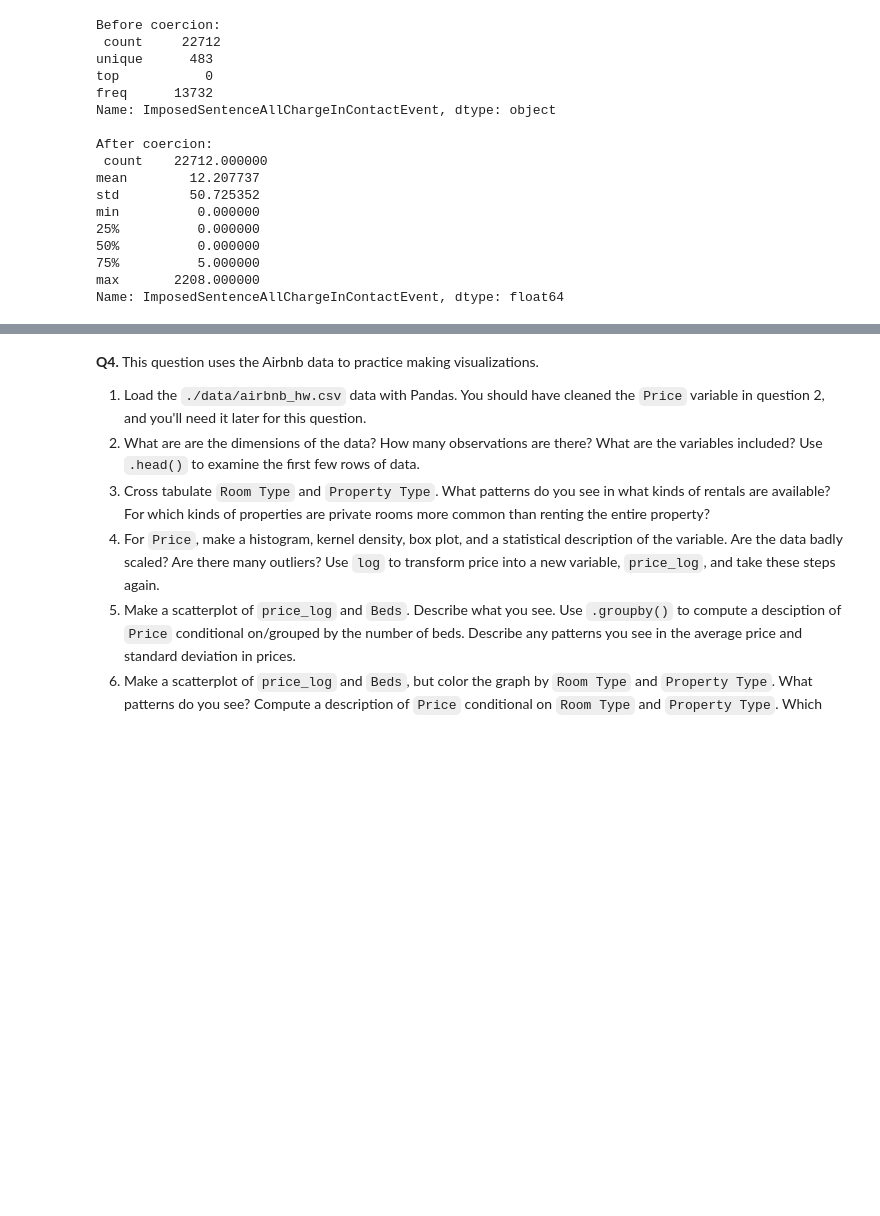
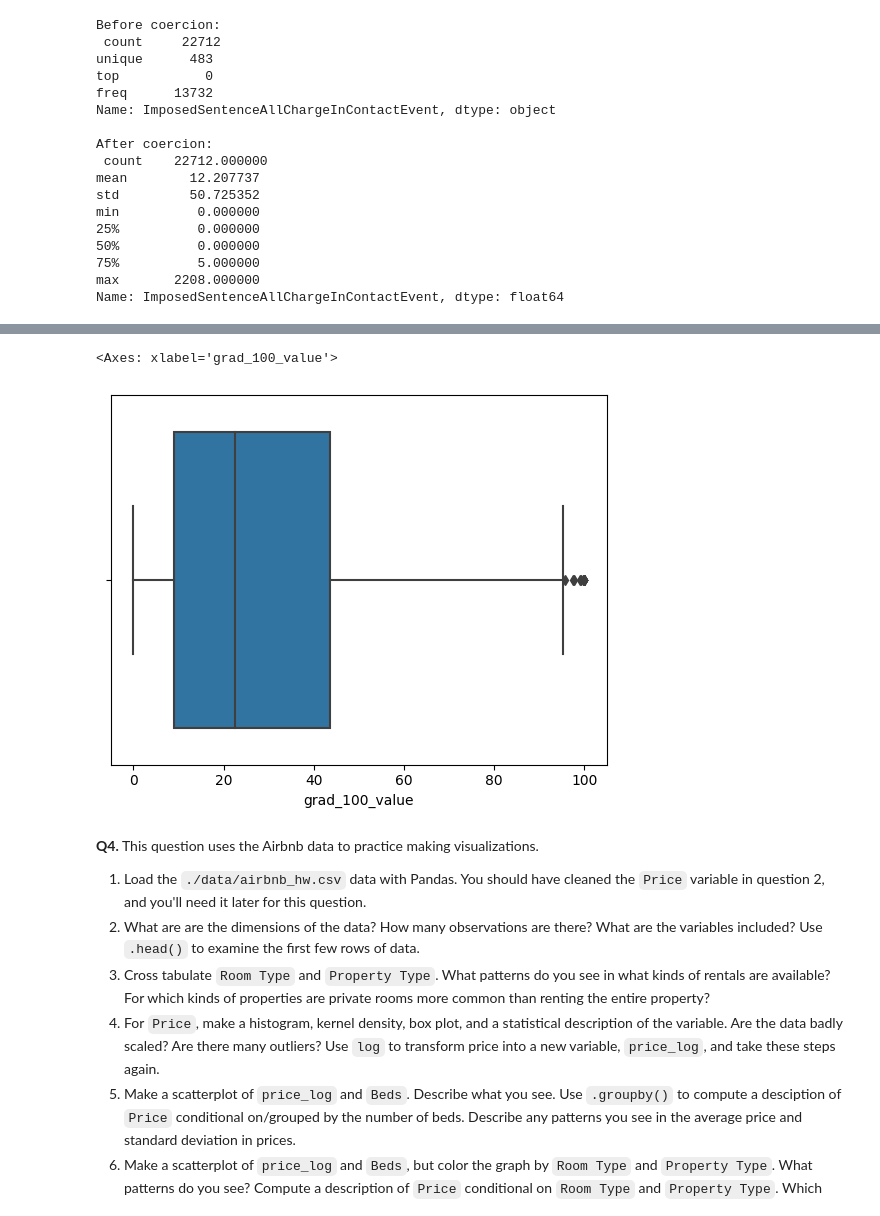
Before and after one commit to charlie-perez-35/DS3001-assignment2, a Jupyter notebook: assignment2.ipynb, the cells around one changed output, grey strips where cells are left out. Drawn from its saved outputs; the diff is of its cells as text; code cells hidden in the pictures; blank space fills up the shorter version.

```diff
--- a/assignment2.ipynb
+++ b/assignment2.ipynb
@@ -551,0 +646,5 @@ df = pd.read_csv(r'/content/assignment2/data/college_completion.csv', low_memory
+# %%
+sns.boxplot(data=df,x=var)
+# %% [output]
+<Axes: xlabel='grad_100_value'>
+[figure, added]
```
Also changed, not shown: parts of 11 cells of this notebook.
